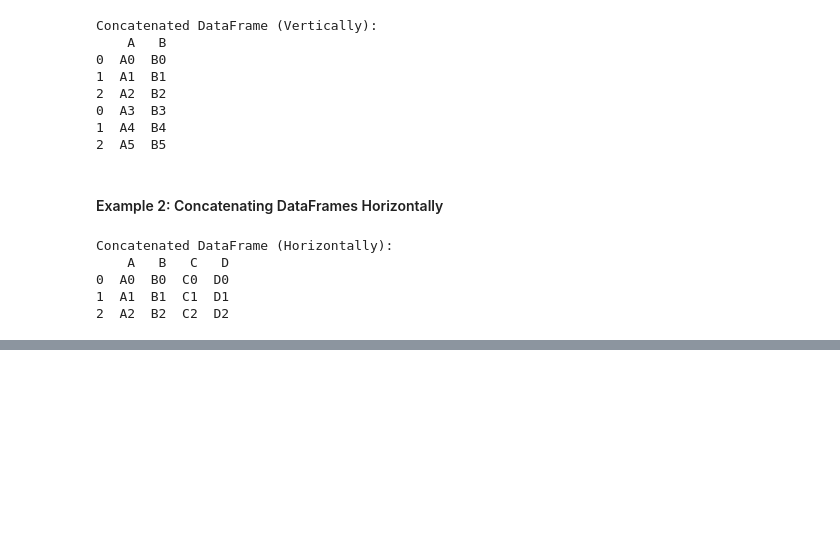
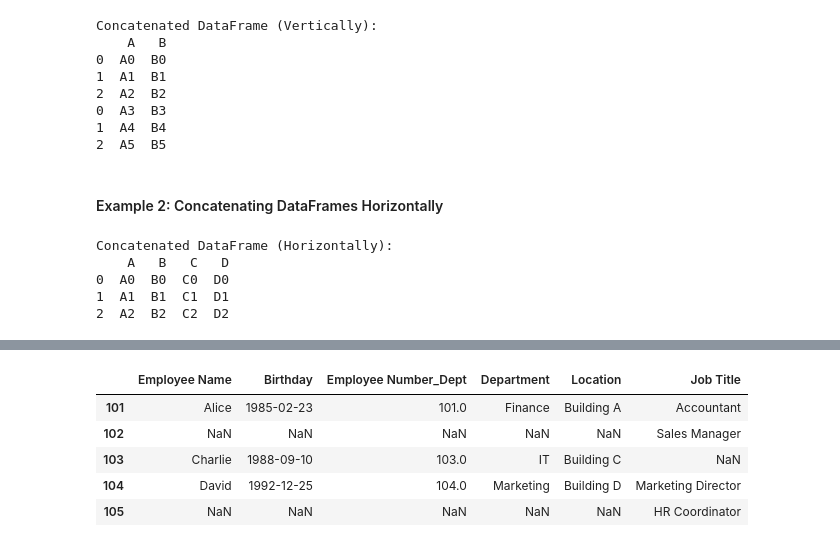
Before and after one commit to danielyouk/machine_learning_daniel, a Jupyter notebook: materials/ch.07/07_01_05_Pandas_Basics_for_Machine_Learning.ipynb, the cells around one changed output, grey strips where cells are left out. Drawn from its saved outputs; the diff is of its cells as text; code cells hidden in the pictures; blank space fills up the shorter version.

```diff
--- a/materials/ch.07/07_01_05_Pandas_Basics_for_Machine_Learning.ipynb
+++ b/materials/ch.07/07_01_05_Pandas_Basics_for_Machine_Learning.ipynb
@@ -603,0 +514,22 @@ K2   A2  B2  C2  D2
+# %%
+import pandas as pd
+
+# Create sample DataFrames
+df_contacts = pd.DataFrame({
+    'Employee Number': [101, 102, 103, 104],
+    'Employee Name': ['Alice', 'Bob', 'Charlie', 'David'],
+    'Birthday': ['1985-02-23', '1990-06-15', '1988-09-10', '1992-12-25']
+}).set_index('Employee Number')
+
+df_departments = pd.DataFrame({
+    'Employee Number': [101, 103, 104, 105],
+    'Employee Name': ['Alice', 'Charlie', 'David', 'Eva'],
+    'Department': ['Finance', 'IT', 'Marketing', 'HR'],
+    'Location': ['Building A', 'Building C', 'Building D', 'Building B']
+}).set_index('Employee Number')
+# %%
+# Merge using the 'Employee Name' column
+df_merged = pd.merge(df_contacts.reset_index(), df_departments.reset_index(),
+                     on='Employee Name', how='inner', suffixes=('_Contact', '_Dept'))
+
+df_merged
@@ -603,0 +541,3 @@ K2   A2  B2  C2  D2
+# %%
+# Reset index to join on Employee Number after merge
+df_merged.set_index('Employee Number_Contact', inplace=True)
@@ -603,0 +552,7 @@ K2   A2  B2  C2  D2
+# %%
+df_titles = pd.DataFrame({
+    'Employee Number': [101, 102, 104, 105],
+    'Job Title': ['Accountant', 'Sales Manager', 'Marketing Director', 'HR Coordinator']
+}).set_index('Employee Number')
+
+df_titles
@@ -603,0 +566,12 @@ K2   A2  B2  C2  D2
+# %%
+# Join using the index (Employee Number from contacts) with the job titles dataframe
+df_joined = df_merged.join(df_titles, how='outer')
+
+df_joined
+# %% [output]
+|  | Employee Name | Birthday | Employee Number_Dept | Department | Location | Job Title |
+| 101 | Alice | 1985-02-23 | 101.0 | Finance | Building A | Accountant |
+| 102 | NaN | NaN | NaN | NaN | NaN | Sales Manager |
+| 103 | Charlie | 1988-09-10 | 103.0 | IT | Building C | NaN |
+| 104 | David | 1992-12-25 | 104.0 | Marketing | Building D | Marketing Director |
+| 105 | NaN | NaN | NaN | NaN | NaN | HR Coordinator |
```
Also changed, not shown: parts of 14 cells of this notebook, 17 other files.
